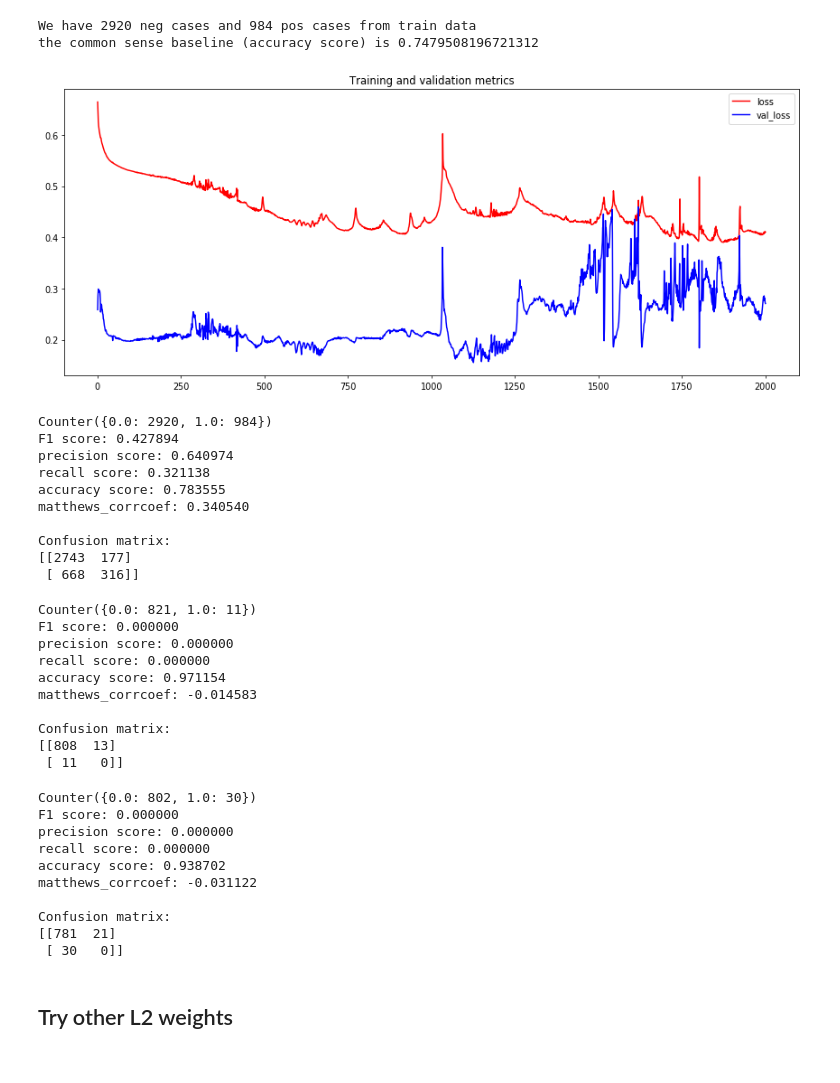
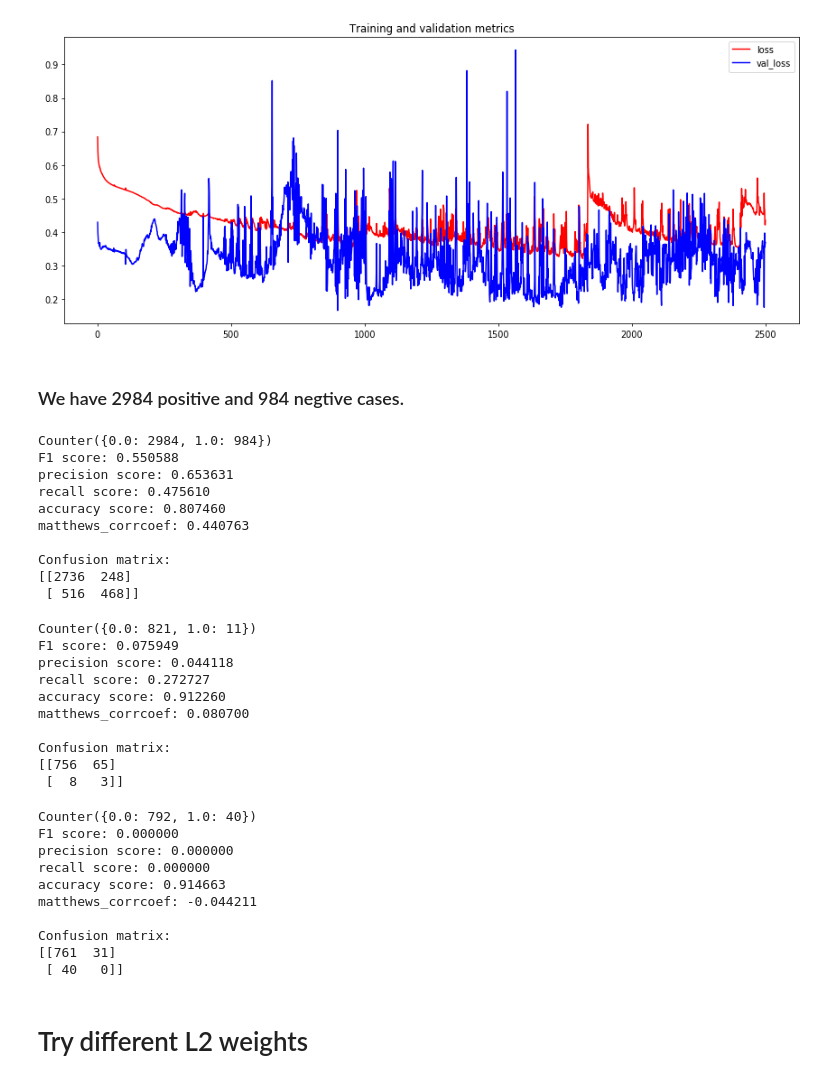
Before and after one commit to KevinChenROC/tw_financial_crisis_prediction, a Jupyter notebook: models/fc_model.ipynb, the cells around one changed output. Saved outputs shown, nothing was run; the diff lists cells and outputs as text; code cells hidden in the pictures.

```diff
--- a/models/fc_model.ipynb
+++ b/models/fc_model.ipynb
@@ -77,33 +75,27 @@ def fc_model(hidden_units, n_layeres, epochs, l2_weight, input_shape):
     model.add(Dense(1, activation='sigmoid'))
     model.compile(optimizer='adam', loss='binary_crossentropy', metrics=['accuracy'])
     return model
-# %%
-neg = 2762+158
-pos = 177+807
-print("We have {0} neg cases and {1} pos cases from train data".format(neg,pos))
-print("the common sense baseline (accuracy score) is {0}".format(neg/(pos+neg)))
-# %% [output]
-We have 2920 neg cases and 984 pos cases from train data
-the common sense baseline (accuracy score) is 0.7479508196721312
 # %%
 #hyperparameters
 hidden_units = 32
-epochs = 2000
+epochs = 2500
 n_layers=4
-l2_weight = 0.0005
+l2_weight = 0.0006
 
 model = fc_model(hidden_units, n_layers, epochs, l2_weight, input_shape)
 
 # #fit the model
 history = model.fit_generator(train_gen,
                     steps_per_epoch=train_steps,
                     validation_data=val_gen,
                     validation_steps=val_steps,
                     epochs=epochs, verbose=0)
 
 plot_train_validation_metric(history, 'loss', 'val_loss')
 # %% [output]
-[figure, old version]
+[figure, new version]
+# %% [markdown]
+### We have 2984 positive and 984 negtive cases.
 # %%
 #Make predictions for train set
 
@@ -112,16 +104,16 @@ Y_pred = model.predict(X)
 print(collections.Counter(Y))
 print_report_for_binary_classfier(Y, probs_to_binary_classes(Y_pred))
 # %% [output]
-Counter({0.0: 2920, 1.0: 984})
-F1 score: 0.427894
-precision score: 0.640974
-recall score: 0.321138
-accuracy score: 0.783555
-matthews_corrcoef: 0.340540
+Counter({0.0: 2984, 1.0: 984})
+F1 score: 0.550588
+precision score: 0.653631
+recall score: 0.475610
+accuracy score: 0.807460
+matthews_corrcoef: 0.440763
 
 Confusion matrix:
-[[2743  177]
- [ 668  316]]
+[[2736  248]
+ [ 516  468]]
 # %%
 #Make predictions from dev set
 X, Y = generator_to_samples_and_targets(val_gen, val_steps)
@@ -130,15 +122,15 @@ print(collections.Counter(Y))
 print_report_for_binary_classfier(Y, probs_to_binary_classes(Y_pred))
 # %% [output]
 Counter({0.0: 821, 1.0: 11})
-F1 score: 0.000000
-precision score: 0.000000
-recall score: 0.000000
-accuracy score: 0.971154
-matthews_corrcoef: -0.014583
+F1 score: 0.075949
+precision score: 0.044118
+recall score: 0.272727
+accuracy score: 0.912260
+matthews_corrcoef: 0.080700
 
 Confusion matrix:
-[[808  13]
- [ 11   0]]
+[[756  65]
+ [  8   3]]
 # %%
 #Make predictions for test set
 X, Y = generator_to_samples_and_targets(test_gen, test_steps)
@@ -146,15 +138,15 @@ Y_pred = model.predict(X)
 print(collections.Counter(Y))
 print_report_for_binary_classfier(Y, probs_to_binary_classes(Y_pred))
 # %% [output]
-Counter({0.0: 802, 1.0: 30})
+Counter({0.0: 792, 1.0: 40})
 F1 score: 0.000000
 precision score: 0.000000
 recall score: 0.000000
-accuracy score: 0.938702
-matthews_corrcoef: -0.031122
+accuracy score: 0.914663
+matthews_corrcoef: -0.044211
 
 Confusion matrix:
-[[781  21]
- [ 30   0]]
+[[761  31]
+ [ 40   0]]
 # %% [markdown]
-## Try other L2 weights
+# Try different L2 weights
```
Also changed, not shown: parts of 6 cells of this notebook, 3 other files.
